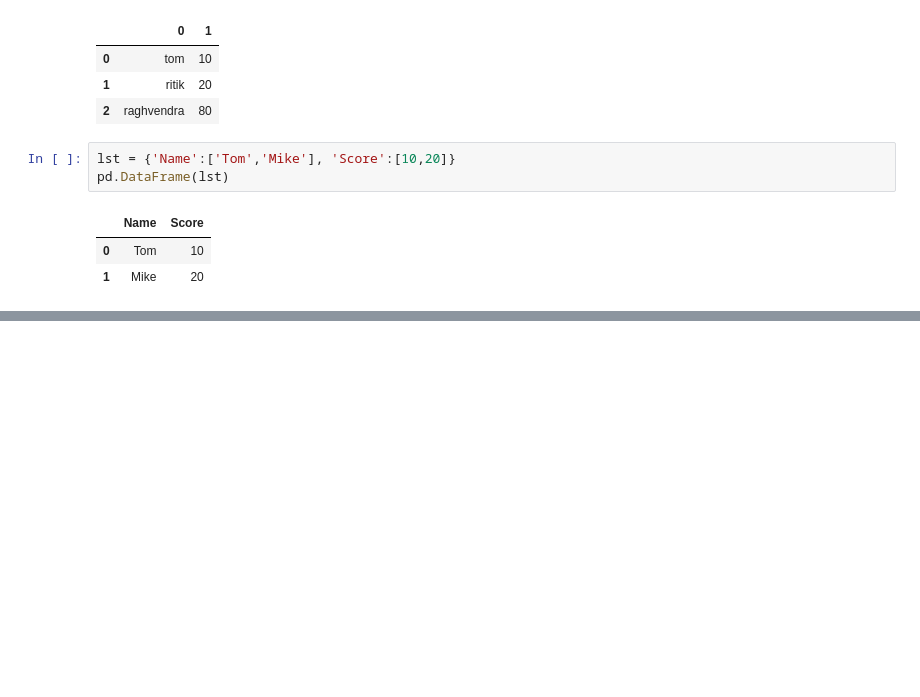
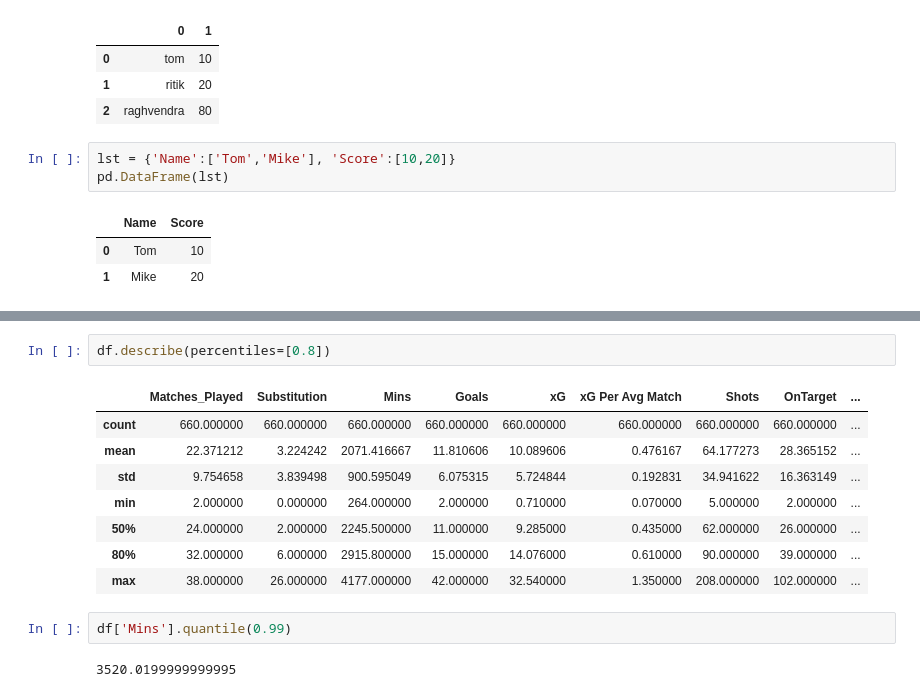
Before and after one commit to raghvendra0898/GFG-ML-DS-Course, a Jupyter notebook: 02_Pandas/pandas1.ipynb, the cells around one changed output, grey strips where cells are left out. Saved outputs shown, nothing was run; the diff lists cells and outputs as text; blank space fills up the shorter version.

```diff
--- a/02_Pandas/pandas1.ipynb
+++ b/02_Pandas/pandas1.ipynb
@@ -263,0 +586,15 @@ pd.DataFrame(lst)
+# %%
+df.describe(percentiles=[0.8])
+# %% [output]
+|  | Matches_Played | Substitution | Mins | Goals | xG | xG Per Avg Match | Shots | OnTarget | ... |
+| count | 660.000000 | 660.000000 | 660.000000 | 660.000000 | 660.000000 | 660.000000 | 660.000000 | 660.000000 | ... |
+| mean | 22.371212 | 3.224242 | 2071.416667 | 11.810606 | 10.089606 | 0.476167 | 64.177273 | 28.365152 | ... |
+| std | 9.754658 | 3.839498 | 900.595049 | 6.075315 | 5.724844 | 0.192831 | 34.941622 | 16.363149 | ... |
+| min | 2.000000 | 0.000000 | 264.000000 | 2.000000 | 0.710000 | 0.070000 | 5.000000 | 2.000000 | ... |
+| 50% | 24.000000 | 2.000000 | 2245.500000 | 11.000000 | 9.285000 | 0.435000 | 62.000000 | 26.000000 | ... |
+| 80% | 32.000000 | 6.000000 | 2915.800000 | 15.000000 | 14.076000 | 0.610000 | 90.000000 | 39.000000 | ... |
+| max | 38.000000 | 26.000000 | 4177.000000 | 42.000000 | 32.540000 | 1.350000 | 208.000000 | 102.000000 | ... |
+# %%
+df['Mins'].quantile(0.99)
+# %% [output]
+3520.0199999999995
```
Also changed, not shown: parts of 44 cells of this notebook.
